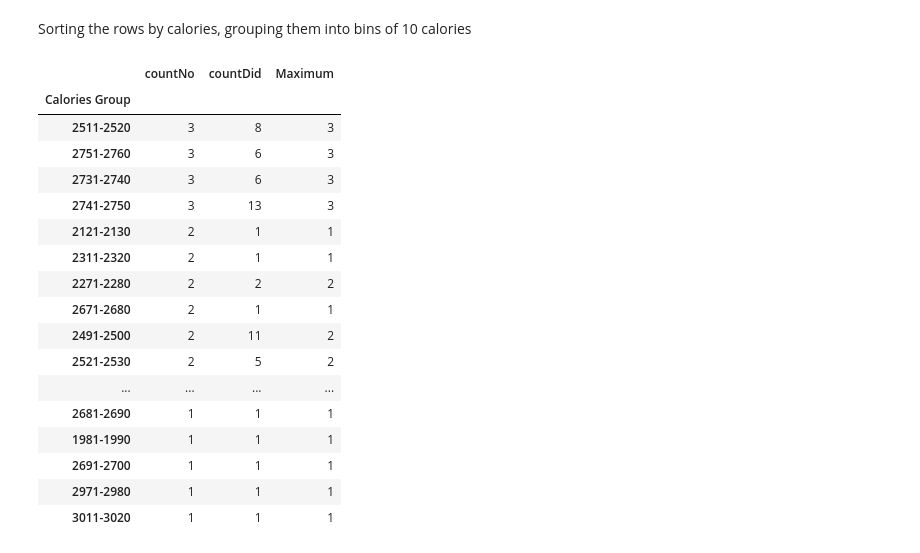
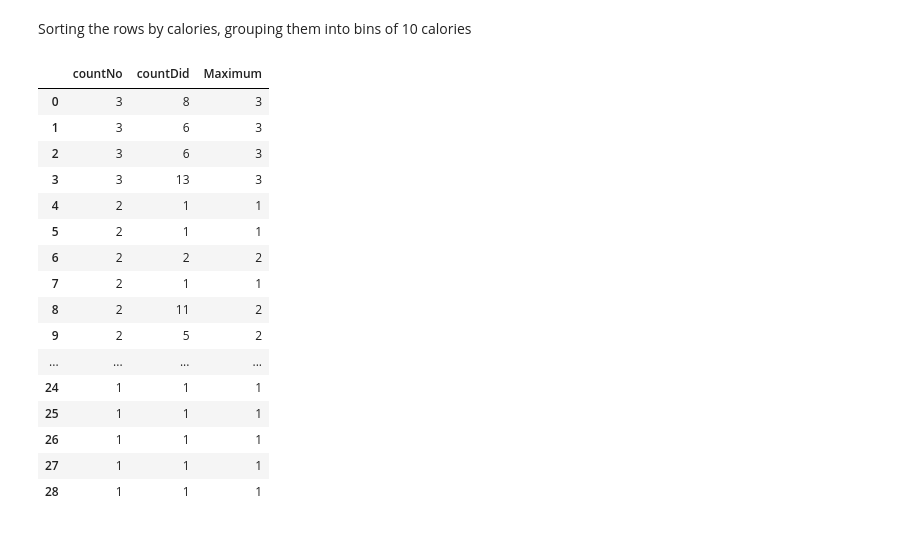
Before and after one commit to notxcharles/Body-Composition-Analysis, a Jupyter notebook: 4. Inferential analysis and Hypothesis testing/Prepare Hypothesis Dataset.ipynb, the cells around one changed output. Saved outputs shown, nothing was run; the diff lists cells and outputs as text; code cells hidden in the pictures.

Commit message:
Save without index, save to different directory

```diff
--- a/4. Inferential analysis and Hypothesis testing/Prepare Hypothesis Dataset.ipynb
+++ b/4. Inferential analysis and Hypothesis testing/Prepare Hypothesis Dataset.ipynb
@@ -367,28 +367,28 @@ no_exercise.to_csv("./Data Sets/No Exercise Data Set.csv")
 # %%
 no_ex_valuecounts = no_exercise["Calories Group"].value_counts().to_frame()
 did_ex_valuecounts = did_exercise["Calories Group"].value_counts().to_frame()
 valuecounts_df = pd.merge(no_ex_valuecounts, did_ex_valuecounts, on="Calories Group", how="inner", suffixes=["No", "Did"])
+
 valuecounts_df["Maximum"] = np.minimum(valuecounts_df["countNo"], valuecounts_df["countDid"])
-valuecounts_df = valuecounts_df[valuecounts_df["Maximum"] > 0]
-valuecounts_df.to_csv("./Selecting Records for Analysis/calories_value_counts.csv")
+valuecounts_df = valuecounts_df[valuecounts_df["Maximum"] > 0].reset_index(drop=True)
+valuecounts_df.to_csv("./Data Sets/calories_value_counts.csv", index=False)
 valuecounts_df
 # %% [output]
 |  | countNo | countDid | Maximum |
-| Calories Group |  |  |  |
-| 2511-2520 | 3 | 8 | 3 |
-| 2751-2760 | 3 | 6 | 3 |
-| 2731-2740 | 3 | 6 | 3 |
-| 2741-2750 | 3 | 13 | 3 |
-| 2121-2130 | 2 | 1 | 1 |
-| 2311-2320 | 2 | 1 | 1 |
-| 2271-2280 | 2 | 2 | 2 |
-| 2671-2680 | 2 | 1 | 1 |
-| 2491-2500 | 2 | 11 | 2 |
-| 2521-2530 | 2 | 5 | 2 |
+| 0 | 3 | 8 | 3 |
+| 1 | 3 | 6 | 3 |
+| 2 | 3 | 6 | 3 |
+| 3 | 3 | 13 | 3 |
+| 4 | 2 | 1 | 1 |
+| 5 | 2 | 1 | 1 |
+| 6 | 2 | 2 | 2 |
+| 7 | 2 | 1 | 1 |
+| 8 | 2 | 11 | 2 |
+| 9 | 2 | 5 | 2 |
 | ... | ... | ... | ... |
-| 2681-2690 | 1 | 1 | 1 |
-| 1981-1990 | 1 | 1 | 1 |
-| 2691-2700 | 1 | 1 | 1 |
-| 2971-2980 | 1 | 1 | 1 |
-| 3011-3020 | 1 | 1 | 1 |
+| 24 | 1 | 1 | 1 |
+| 25 | 1 | 1 | 1 |
+| 26 | 1 | 1 | 1 |
+| 27 | 1 | 1 | 1 |
+| 28 | 1 | 1 | 1 |
 # %%
```
Also changed, not shown: parts of 1 cell of this notebook, 2 other files.
